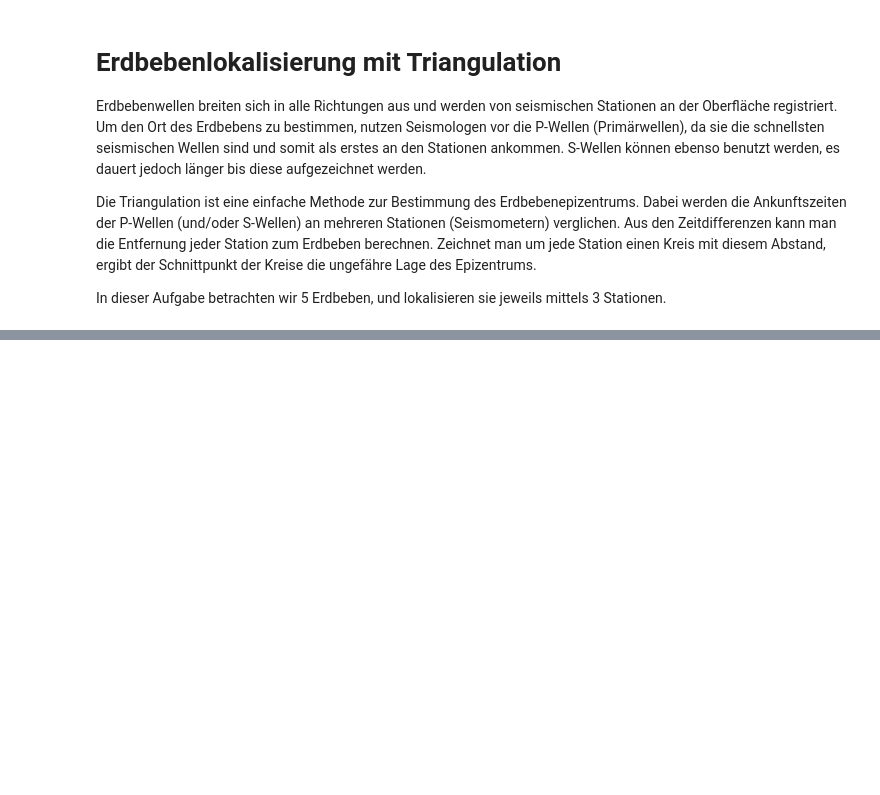
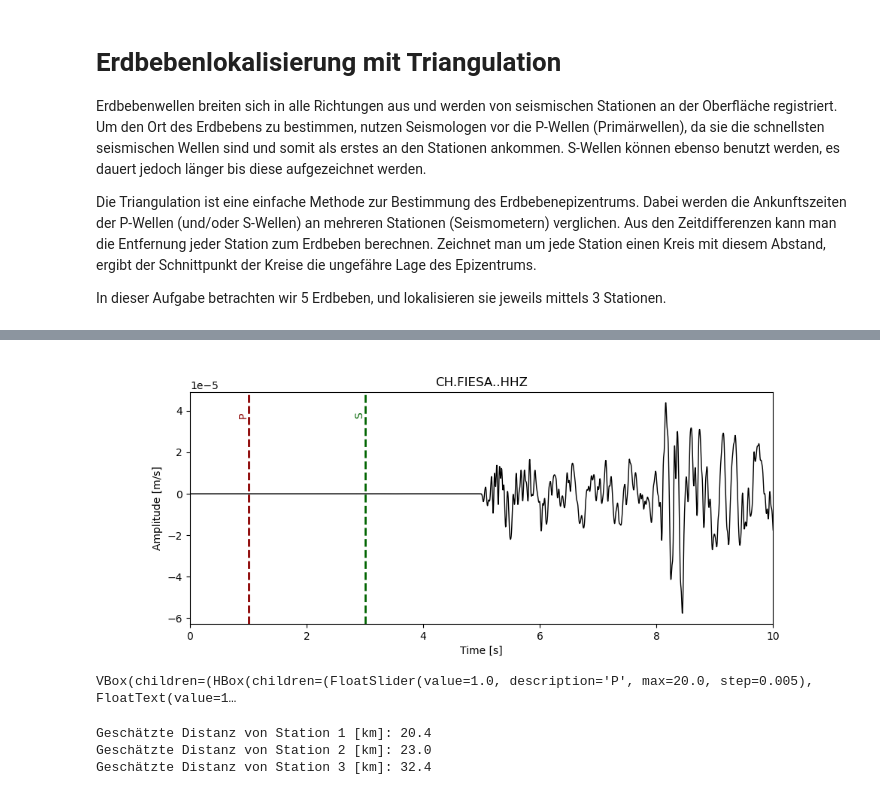
Before and after one commit to niko-d/test_setup, a Jupyter notebook: notebooks/ErdbebenLokalisierung.ipynb, the cells around one changed output, grey strips where cells are left out. Saved outputs shown, nothing was run; the diff lists cells and outputs as text; code cells hidden in the pictures; blank space fills up the shorter version.

```diff
--- a/notebooks/ErdbebenLokalisierung.ipynb
+++ b/notebooks/ErdbebenLokalisierung.ipynb
@@ -519 +428,27 @@ selected_p_s_station1 = plot_with_p_s(st1[0], initial_p=1, initial_s=3, time_ran
+# %%
+%matplotlib widget
+# Station 3, bestimme P und S Einsätze
+selected_p_s_station3 = plot_with_p_s(st3[0], initial_p=1, initial_s=3, time_range=[0, 10])
+# %% [output]
+[figure, added]
+VBox(children=(HBox(children=(FloatSlider(value=1.0, description='P', max=20.0, step=0.005), FloatText(value=1…
+# %%
+# Bestimme Distanzen
+# Hinweis: die ausgewählte Zeit ist relativ zur Herdzeit des Bebens
+vp = 6 # Nutze typische P Wellengeschwindigkeit in [km];
+vs = vp/1.73 # Nutze typische P Wellengeschwindigkeit in [km];
+
+# Denke daran dass die Geschwindigkeit auch mit der lokalen Geologie variiert.
+# Beachte auch, dass Erdbebenwellen mit grösserer Distanz typischer Weise durch tiefere, schneller Schichten propagieren
+distance_station1 = get_distance(selected_p_s_station1["P"],selected_p_s_station1["S"],vp,vs)
+distance_station2 = get_distance(selected_p_s_station1["P"],selected_p_s_station2["S"],vp,vs)
+distance_station3 = get_distance(selected_p_s_station1["P"],selected_p_s_station3["S"],vp,vs)
+
+print(f"Geschätzte Distanz von Station 1 [km]: {distance_station1:.1f}")
+print(f"Geschätzte Distanz von Station 2 [km]: {distance_station2:.1f}")
+print(f"Geschätzte Distanz von Station 3 [km]: {distance_station3:.1f}")
+# %% [output]
+Geschätzte Distanz von Station 1 [km]: 20.4
+Geschätzte Distanz von Station 2 [km]: 23.0
+Geschätzte Distanz von Station 3 [km]: 32.4
 # %%
```
Also changed, not shown: parts of 21 cells of this notebook.
